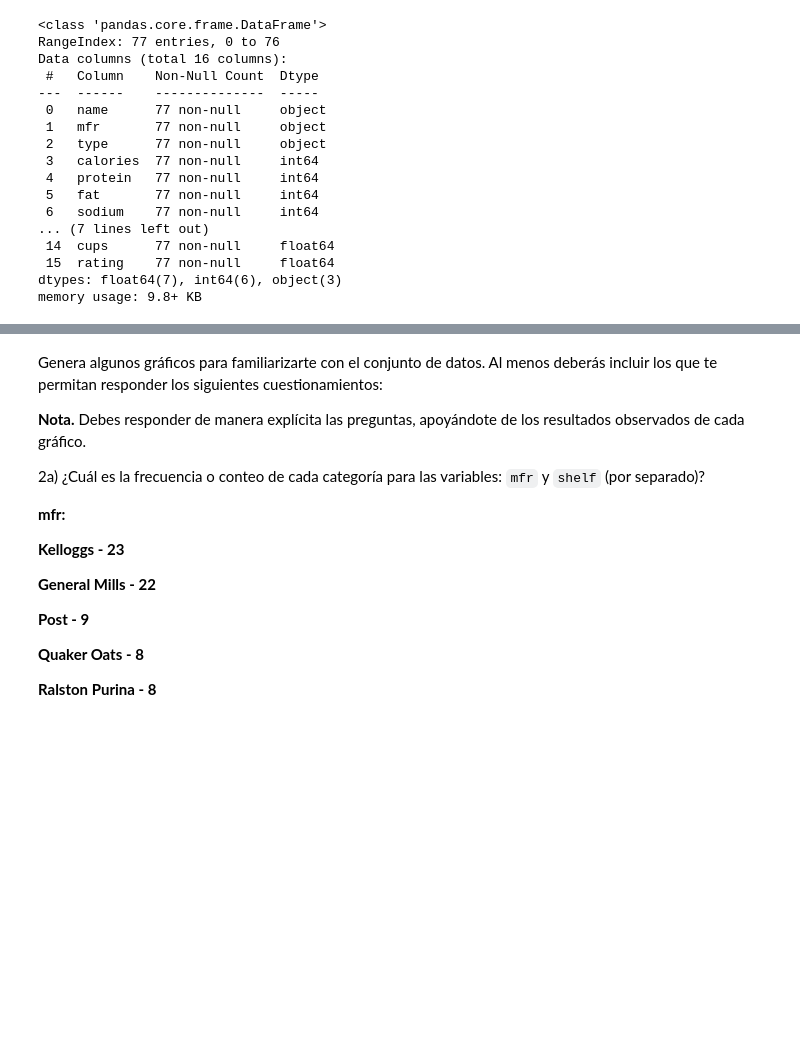
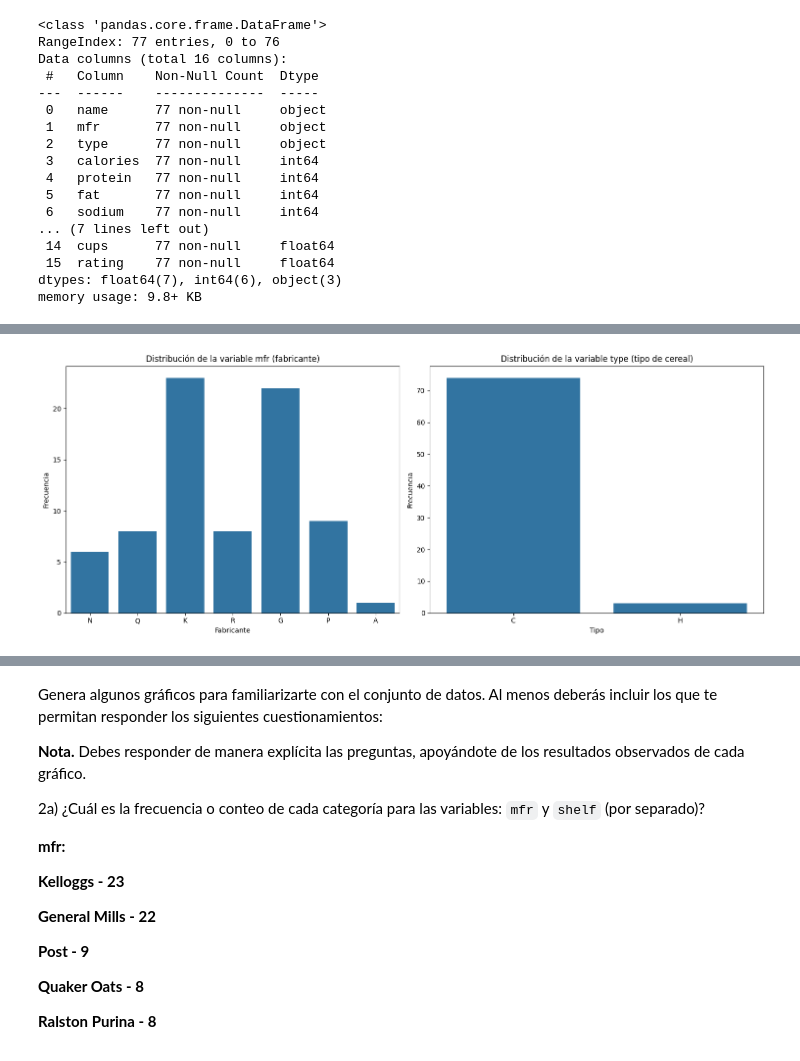
Before and after one commit to GeminiNetSailor/Data-science-and-analytics, a Jupyter notebook: 7.2 Actividad 7. PCA/Actividad7PCA_Equipo04.ipynb, the cells around one changed output, grey strips where cells are left out. Drawn from its saved outputs; the diff is of its cells as text; code cells hidden in the pictures; blank space fills up the shorter version.

```diff
--- a/7.2 Actividad 7. PCA/Actividad7PCA_Equipo04.ipynb
+++ b/7.2 Actividad 7. PCA/Actividad7PCA_Equipo04.ipynb
@@ -105,0 +140,22 @@ cereals_df.describe().T
+# %%
+# Diagramas de barras para variables categóricas 'mfr' y 'type' uno al lado del otro
+plt.figure(figsize=(15, 6))
+
+# Diagrama de barras para la variable categórica 'mfr'
+plt.subplot(1, 2, 1)
+sns.countplot(data=cereals_df, x='mfr')
+plt.title('Distribución de la variable mfr (fabricante)')
+plt.xlabel('Fabricante')
+plt.ylabel('Frecuencia')
+
+# Diagrama de barras para la variable categórica 'type'
+plt.subplot(1, 2, 2)
+sns.countplot(data=cereals_df, x='type')
+plt.title('Distribución de la variable type (tipo de cereal)')
+plt.xlabel('Tipo')
+plt.ylabel('Frecuencia')
+
+plt.tight_layout()
+plt.show()
+# %% [output]
+[figure, added]
```
Also changed, not shown: parts of 39 cells of this notebook.
